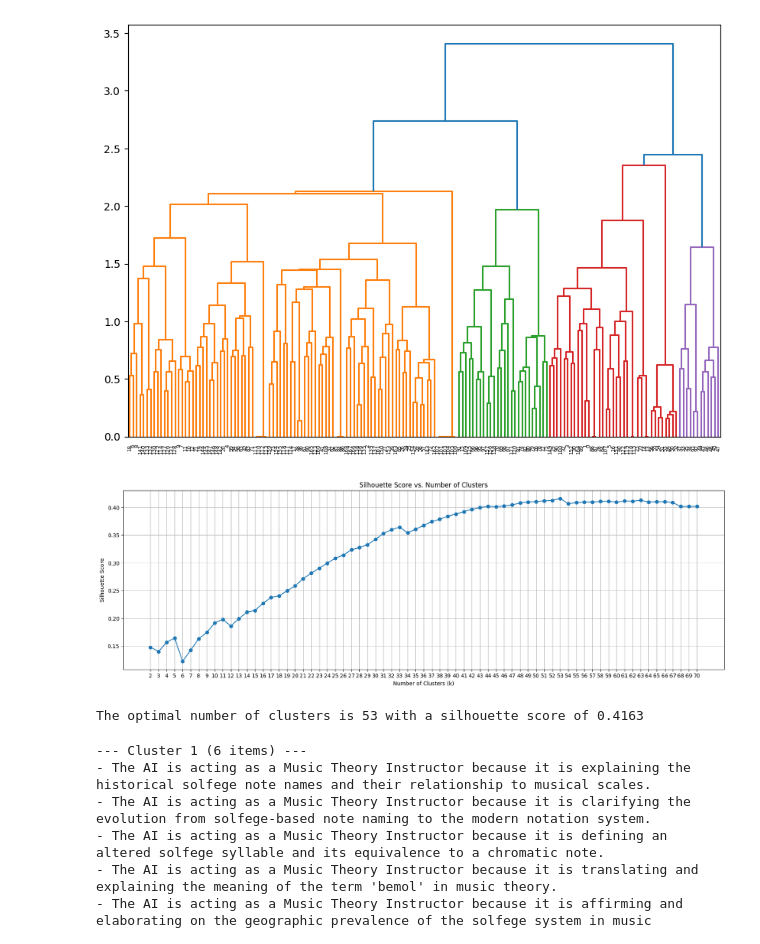
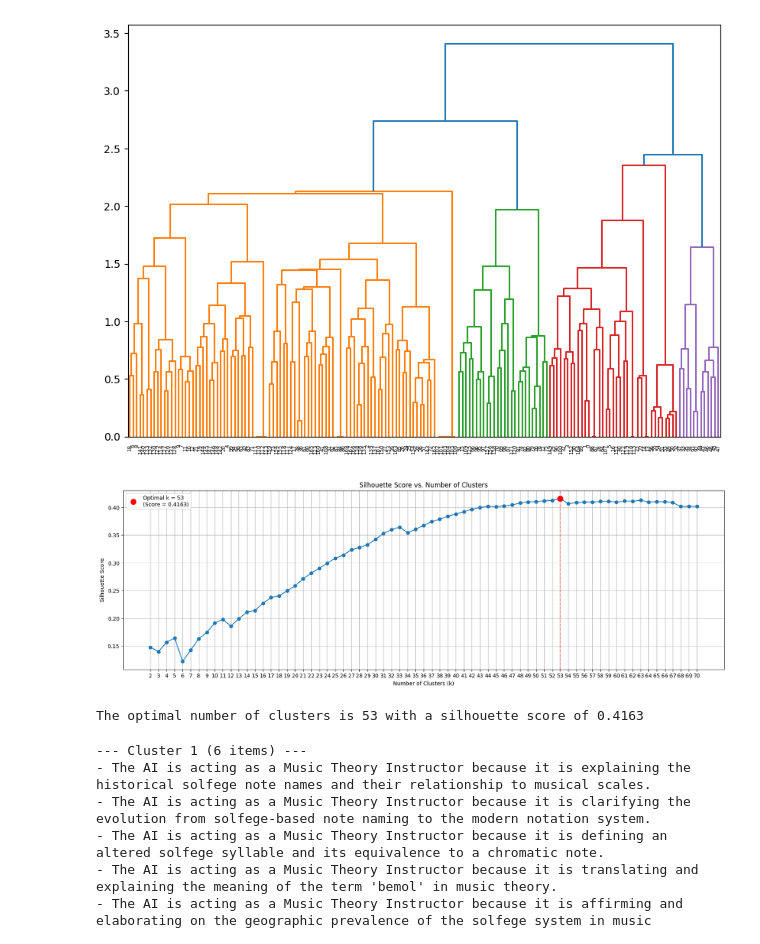
Before and after one commit to Engineering-AI-Systems-Team-3/chatgpt-at-work, a Jupyter notebook: chatgpt_at_work.ipynb, the cells around one changed output. Saved outputs shown, nothing was run; the diff lists cells and outputs as text; code cells hidden in the pictures.

Commit message:
Include cells for plotting

```diff
--- a/chatgpt_at_work.ipynb
+++ b/chatgpt_at_work.ipynb
@@ -801,30 +811,35 @@ plt.show()
 # %%
 min_clusters = 2
 max_clusters = 70
 silhouette_scores = []
 cluster_range = range(min_clusters, max_clusters + 1)
 
 for k in cluster_range:
     cluster_labels = fcluster(linked, k, criterion="maxclust")
     score = silhouette_score(embedding_descriptions, cluster_labels, metric="cosine")
     silhouette_scores.append(score)
 
+best_index = np.argmax(silhouette_scores)
+best_k = cluster_range[best_index]
+best_score = silhouette_scores[best_index]
+
 plt.figure(figsize=(20, 6))
 plt.plot(cluster_range, silhouette_scores, marker='o', linestyle='-')
+
+plt.scatter(best_k, best_score, color='red', s=100, zorder=5, label=f'Optimal k = {best_k}\n(Score = {best_score:.4f})')
+plt.axvline(x=best_k, color='red', linestyle='--', alpha=0.5)
+
 plt.xlabel('Number of Clusters (k)')
 plt.ylabel('Silhouette Score')
 plt.title('Silhouette Score vs. Number of Clusters')
 plt.xticks(cluster_range)
 plt.grid(True)
+plt.legend()
 plt.show()
 
-best_index = np.argmax(silhouette_scores)
-best_k = cluster_range[best_index]
-best_score = silhouette_scores[best_index]
-
 print(f"The optimal number of clusters is {best_k} with a silhouette score of {best_score:.4f}")
 # %% [output]
-[figure, old version]
+[figure, new version]
 The optimal number of clusters is 53 with a silhouette score of 0.4163
 # %%
 best_labels = fcluster(linked, t=best_k, criterion='maxclust')
```
Also changed, not shown: parts of 6 cells of this notebook.
